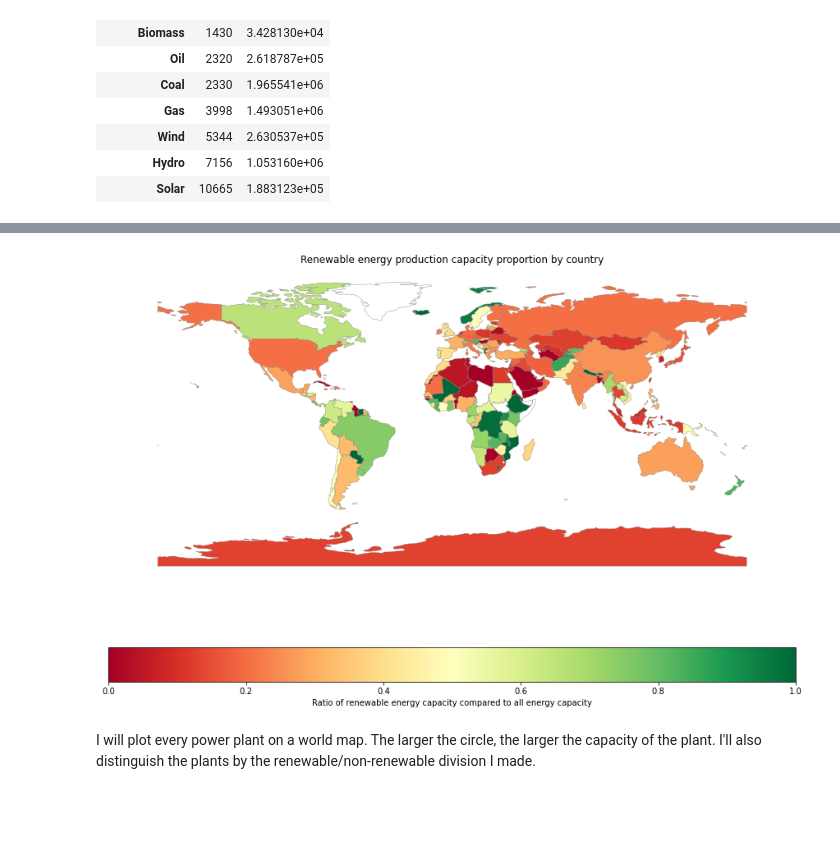
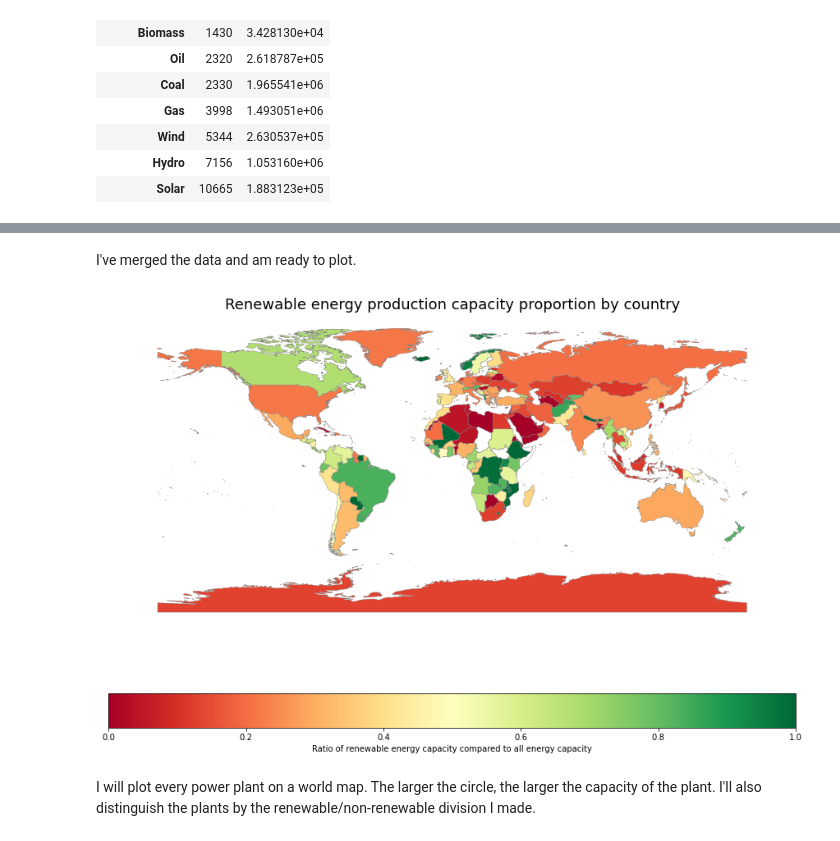
Before and after one commit to tnorr/data-analysis, a Jupyter notebook: world-power-plants/World Power Plants.ipynb, the cells around one changed output, grey strips where cells are left out. Cells and saved outputs as stored; diff of their text form; code cells hidden in the pictures; blank space fills up the shorter version.

```diff
--- a/world-power-plants/World Power Plants.ipynb
+++ b/world-power-plants/World Power Plants.ipynb
@@ -4,7 +4,7 @@ import numpy as np
 import matplotlib.pyplot as plt
 import geopandas as gpd
 
-data = pd.read_csv('global_power_plant_database.csv', header=0)
+data = pd.read_csv('global_power_plant_database.csv', header=0, low_memory=False)
 pd.set_option('display.max_columns', 50)
 data.head(2)
 # %% [output]
@@ -109,6 +99,5 @@ Moving on, I'm adding another grouper, based on whether the primary fuel is rene
 # %%
-data['renewable'] = np.where(data['primary_fuel'].isin(['Geothermal', 'Hydro', 'Solar', 'Wave and Tidal', 'Wind']), 1, 0)
-#data.loc[(data.primary_fuel == 'Other'), 'renewable'] = np.NaN
+data['renewable'] = np.where(data['primary_fuel'].isin(['Geothermal', 'Hydro', 'Solar', 'Wave and Tidal', 'Wind', 'Biomass', 'Waste']), 1, 0)
 # %%
 renew = data.groupby(['country_long', 'renewable']).agg(total_capacity=('capacity_mw', sum))
 renew = renew.reset_index()
@@ -153,6 +142,4 @@ Time to get geospatial and visualize this data.
 # %%
-import geopandas as gpd
-
-worldmap = gpd.read_file(gpd.datasets.get_path('naturalearth_lowres'))
-worldmap.rename(columns={'name':'country_long'}, inplace=True)
+worldmap = gpd.read_file('https://d2ad6b4ur7yvpq.cloudfront.net/naturalearth-3.3.0/ne_50m_admin_0_sovereignty.geojson')
+worldmap.rename(columns={'sovereignt':'country_long'}, inplace=True)
 # %% [markdown]
@@ -200,16 +179,12 @@ set(renew.country_long) - set(worldmap.country_long)
 # %%
 worldmap.replace({'country_long' :
-                  { 'Bosnia and Herz.' : 'Bosnia and Herzegovina',
-                   'Brunei' : 'Brunei Darussalam',
-                   'Central African Rep.' : 'Central African Republic',
-                   'Czechia' : 'Czech Republic',
-                   "Côte d'Ivoire" : 'Cote DIvoire',
-                   'Dem. Rep. Congo' : 'Democratic Republic of the Congo',
-                   'Dominican Rep.' : 'Dominican Republic',
-                   'Eq. Guinea' : 'Equatorial Guinea',
-                   'eSwatini' : 'Swaziland',
-                   'W. Sahara' : 'Western Sahara',
-                   'Syria' : 'Syrian Arab Republic',
+                  { 'Brunei':'Brunei Darussalam',
+                   'Republic of Congo':'Congo',
+                   'Ivory Coast':'Cote DIvoire',
+                   'Guinea Bissau':'Guinea-Bissau',
+                   'Republic of Serbia':'Serbia',
+                   'Syria':'Syrian Arab Republic',
+                   'United Republic of Tanzania':'Tanzania'
                   }}, inplace=True)
 
 merged = pd.merge(worldmap, renew, on='country_long', how='left')
@@ -231,12 +206,14 @@ merged
+# %% [markdown]
+I've merged the data and am ready to plot.
 # %%
 merged.plot(column='renewable_ratio', cmap='RdYlGn', figsize=(15,10), legend=True,
             legend_kwds={'label':'Ratio of renewable energy capacity compared to all energy capacity', 'orientation':'horizontal'},
             edgecolor='grey', linewidth=0.4)
 
 plt.axis('off')
-plt.title('Renewable energy production capacity proportion by country')
+plt.title('Renewable energy production capacity proportion by country', fontsize=18)
 plt.show()
 # %% [output]
-[figure, old version]
+[figure, new version]
 # %% [markdown]
 I will plot every power plant on a world map. The larger the circle, the larger the capacity of the plant. I'll also distinguish the plants by the renewable/non-renewable division I made.
```
Also changed, not shown: parts of 36 cells of this notebook.
